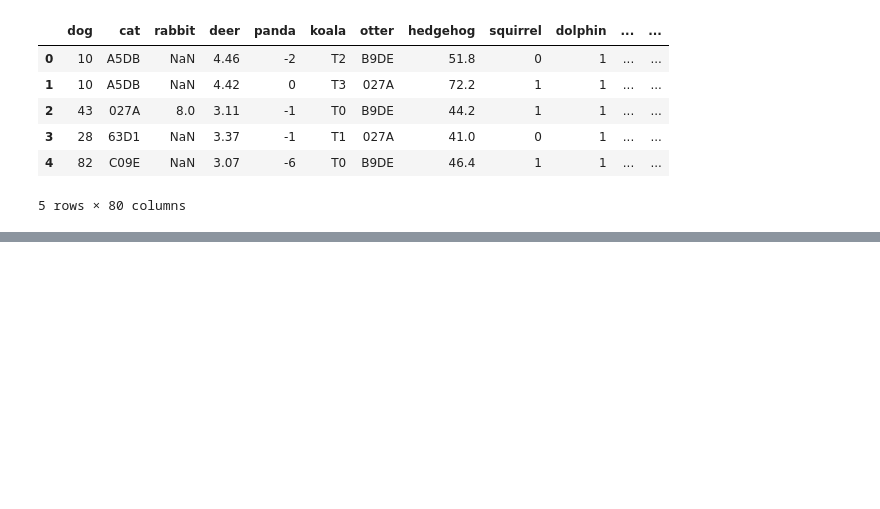
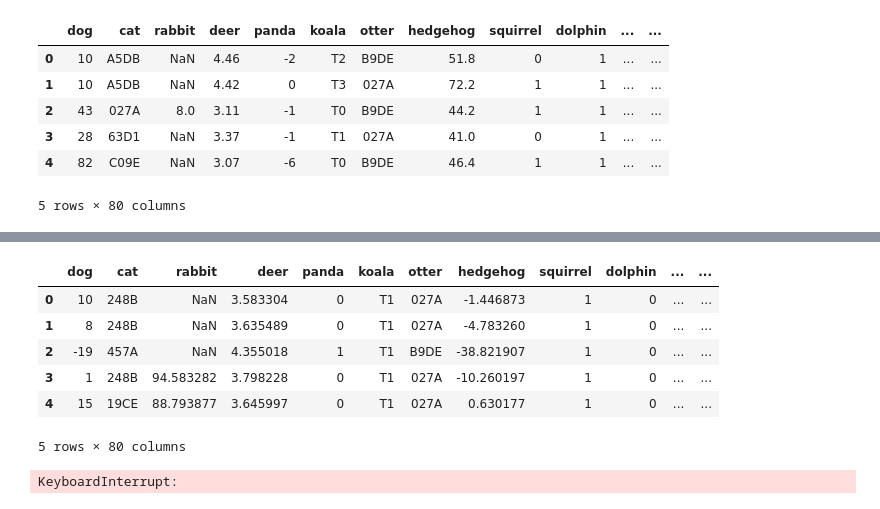
Before and after one commit to Abdulrahman0044/gener8, a Jupyter notebook: example.ipynb, the cells around one changed output, grey strips where cells are left out. Saved outputs shown, nothing was run; the diff lists cells and outputs as text; code cells hidden in the pictures; blank space fills up the shorter version.

```diff
--- a/example.ipynb
+++ b/example.ipynb
@@ -100,7 +99,6 @@ engine.load_and_train(
     batch_size=32,
     gradient_accumulation_steps=2,
     max_training_time=3600,
-    max_epochs=100,
     max_sequence_window=1,
     enable_flexible_generation=True,
     value_protection=True,
@@ -127,6 +113,15 @@ Try using .loc[row_indexer,col_indexer] = value instead
 # %%
 # Generate synthetic data
 synthetic_data = engine.generate(100)
+synthetic_data.head()
+# %% [output]
+|  | dog | cat | rabbit | deer | panda | koala | otter | hedgehog | squirrel | dolphin | ... | ... |
+| 0 | 10 | 248B | NaN | 3.583304 | 0 | T1 | 027A | -1.446873 | 1 | 0 | ... | ... |
+| 1 | 8 | 248B | NaN | 3.635489 | 0 | T1 | 027A | -4.783260 | 1 | 0 | ... | ... |
+| 2 | -19 | 457A | NaN | 4.355018 | 1 | T1 | B9DE | -38.821907 | 1 | 0 | ... | ... |
+| 3 | 1 | 248B | 94.583282 | 3.798228 | 0 | T1 | 027A | -10.260197 | 1 | 0 | ... | ... |
+| 4 | 15 | 19CE | 88.793877 | 3.645997 | 0 | T1 | 027A | 0.630177 | 1 | 0 | ... | ... |
+5 rows × 80 columns
 # %%
 # Evaluate
 evaluator = Evaluator()
@@ -136,3 +131,5 @@ print(f"Average Bivariate Accuracy: {results['avg_bivariate_accuracy']:.4f}")
 print(f"Average Trivariate Accuracy: {results['avg_trivariate_accuracy']:.4f}")
 print(f"NNDR: {results['nndr']:.4f}")
 print(f"DCR: {results['dcr']:.4f}")
+# %% [output]
+KeyboardInterrupt:
```
Also changed, not shown: parts of 4 cells of this notebook, 11 other files.
